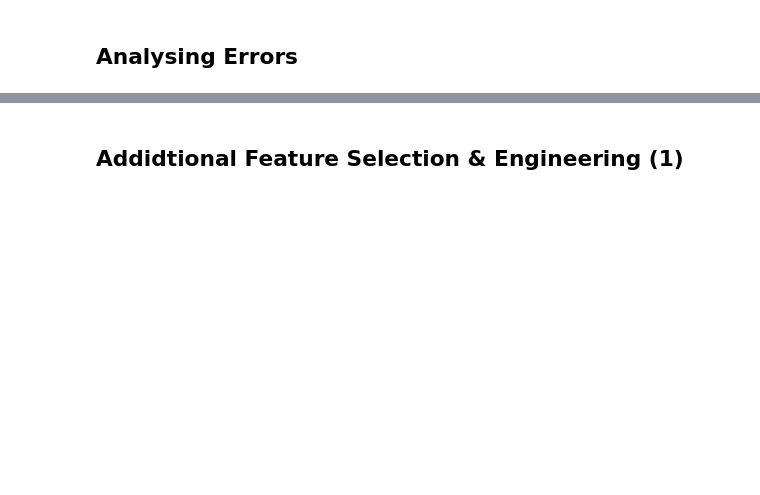
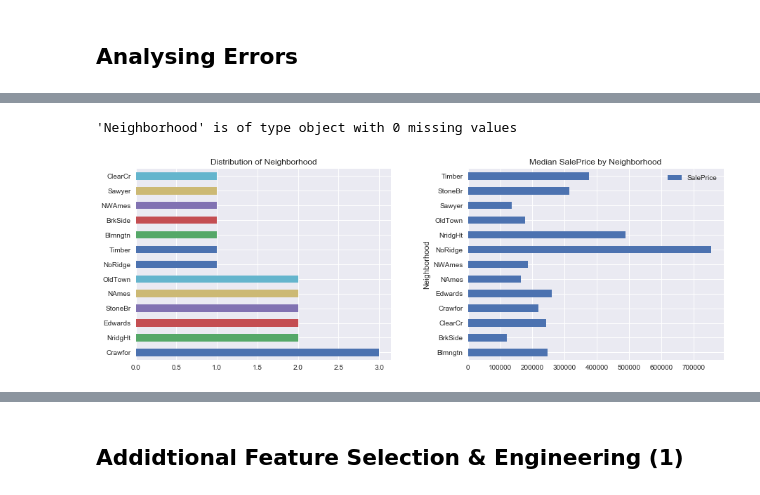
Before and after one commit to dorond/kaggle-house-prices-prediction, a Jupyter notebook: Housing Sale Price Prediction (Kaggle).ipynb, the cells around one changed output, grey strips where cells are left out. Drawn from its saved outputs; the diff is of its cells as text; code cells hidden in the pictures; blank space fills up the shorter version.

```diff
--- a/Housing Sale Price Prediction (Kaggle).ipynb
+++ b/Housing Sale Price Prediction (Kaggle).ipynb
@@ -935,2 +1173,10 @@ Initially we aren't going to do any specific feature selection or engineering. W
 # %% [markdown]
 ## Analysing Errors
+# %%
+#forest = pd.DataFrame(housing_prepared, columns=num_features + cat_features_importance)
+forest = housing.copy()
+forest["SalePrice"] = housing_labels
+forest["SalePricePred"] =forest_reg.predict(housing_prepared)
+forest["%Diff"] = (forest["SalePrice"] - forest["SalePricePred"])/(forest["SalePrice"])*100
+forest_sorted = forest.sort_values(by="%Diff", ascending=False)
+forest_sorted.head(20)
@@ -936,0 +1202,5 @@ Initially we aren't going to do any specific feature selection or engineering. W
+# %%
+explore_variable(forest_sorted[:20], "Neighborhood", "SalePrice")
+# %% [output]
+'Neighborhood' is of type object with 0 missing values
+[figure, added]
```
Also changed, not shown: parts of 90 cells of this notebook, 3 other files.
